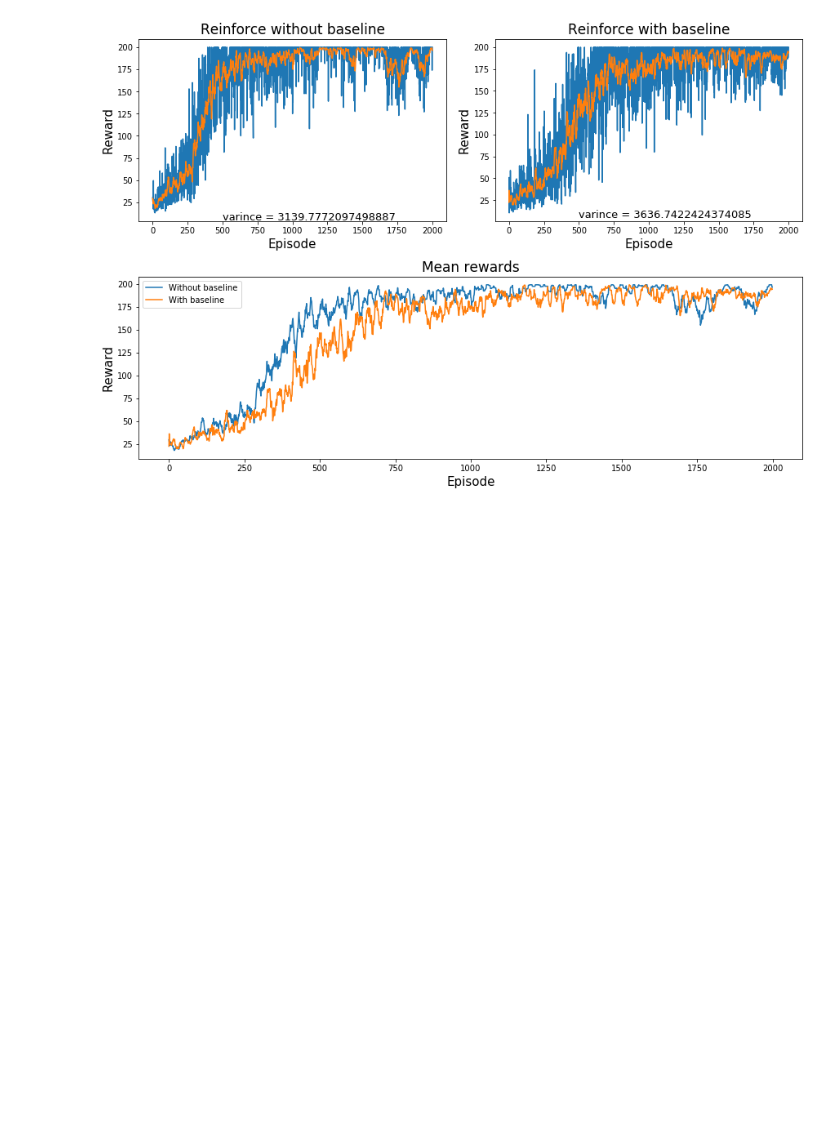
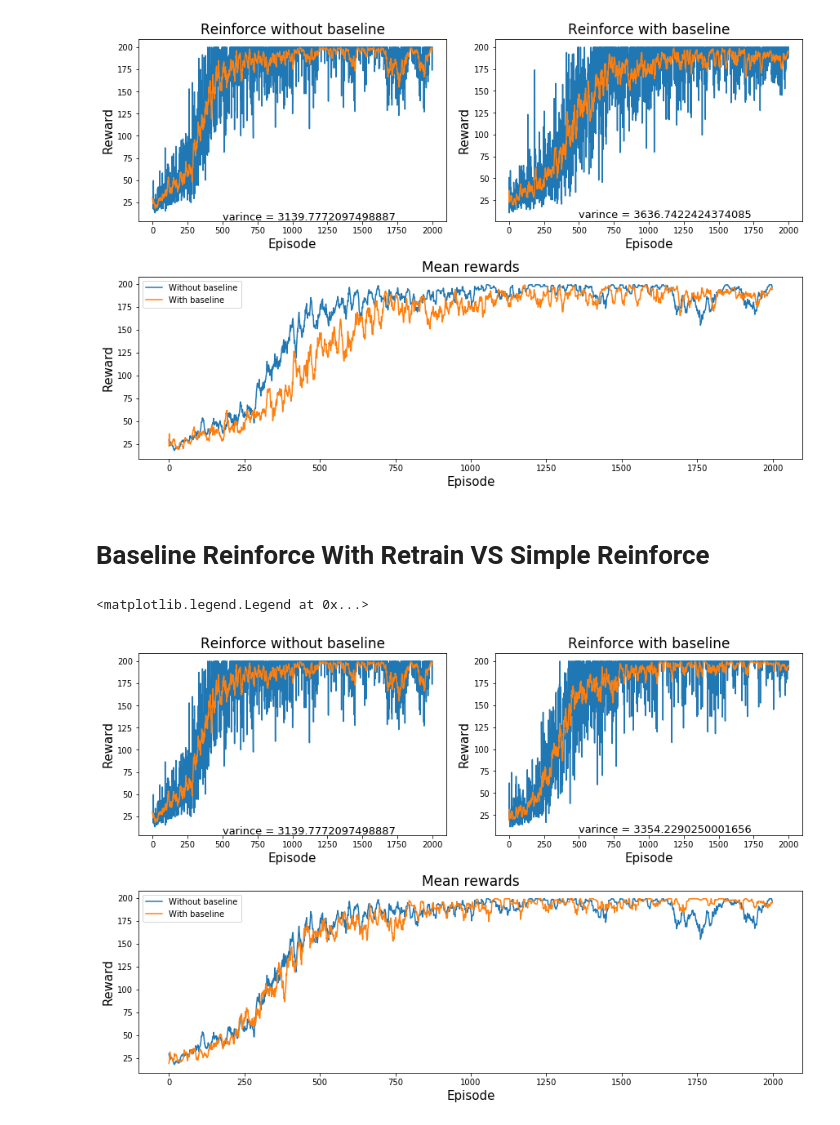
Before and after one commit to DJAlexJ/Reinforcement_Learning, a Jupyter notebook: Visualizations.ipynb, the cells around one changed output. Saved outputs shown, nothing was run; the diff lists cells and outputs as text; code cells hidden in the pictures; blank space fills up the shorter version.

```diff
--- a/Visualizations.ipynb
+++ b/Visualizations.ipynb
@@ -77,11 +71,14 @@ Baseline function was learnt on 3 trajectories and then both reinforce algorithm
 # %%
 rein = pd.read_csv('D:/Reinforcement_Learning/df_reinforce_2_trajectories_2000.csv')
 rein_basel = pd.read_csv('D:/Reinforcement_Learning/df_reinforce_2_trajectories_baseline_2000.csv')
+rein_basel_retrain = pd.read_csv('D:/Reinforcement_Learning/df_reinforce_2_trajectories_baseline_2000_retrain.csv')
 # %%
 r_reward = rein.rewards
 r_mean_reward = rein.mean10_rewards
 rb_reward = rein_basel.rewards
 rb_mean_reward = rein_basel.mean10_rewards
+rbr_reward = rein_basel_retrain.rewards
+rbr_mean_reward = rein_basel_retrain.mean10_rewards
 # %%
 fg = plt.figure(figsize = (12, 8), constrained_layout = True)
 grids = fg.add_gridspec(2, 2)
@@ -109,3 +106,32 @@ plt.legend(['Without baseline', 'With baseline'])
 # %% [output]
 <matplotlib.legend.Legend at 0x...>
 [figure]
+# %% [markdown]
+# Baseline Reinforce With Retrain VS Simple Reinforce
+# %%
+fg = plt.figure(figsize = (12, 8), constrained_layout = True)
+grids = fg.add_gridspec(2, 2)
+fig_ax_1 = fg.add_subplot(grids[0, 0])
+plt.plot(r_reward)
+plt.plot(r_mean_reward)
+plt.title('Reinforce without baseline', fontsize = 17)
+plt.xlabel('Episode', fontsize = 15)
+plt.ylabel('Reward', fontsize = 15)
+plt.text(500, 5, 'varince = {}'.format(np.var(r_reward)), fontsize = 13)
+fig_ax_2 = fg.add_subplot(grids[0, 1])
+plt.plot(rbr_reward)
+plt.plot(rbr_mean_reward)
+plt.title('Reinforce with baseline', fontsize = 17)
+plt.xlabel('Episode', fontsize = 15)
+plt.ylabel('Reward', fontsize = 15)
+plt.text(500, 5, 'varince = {}'.format(np.var(rbr_reward)), fontsize = 13)
+fig_ax_3 = fg.add_subplot(grids[1, :])
+plt.plot(r_mean_reward)
+plt.plot(rbr_mean_reward)
+plt.title('Mean rewards', fontsize = 17)
+plt.xlabel('Episode', fontsize = 15)
+plt.ylabel('Reward', fontsize = 15)
+plt.legend(['Without baseline', 'With baseline'])
+# %% [output]
+<matplotlib.legend.Legend at 0x...>
+[figure, added]
```
Also changed, not shown: parts of 1 cell of this notebook, 2 other files.
